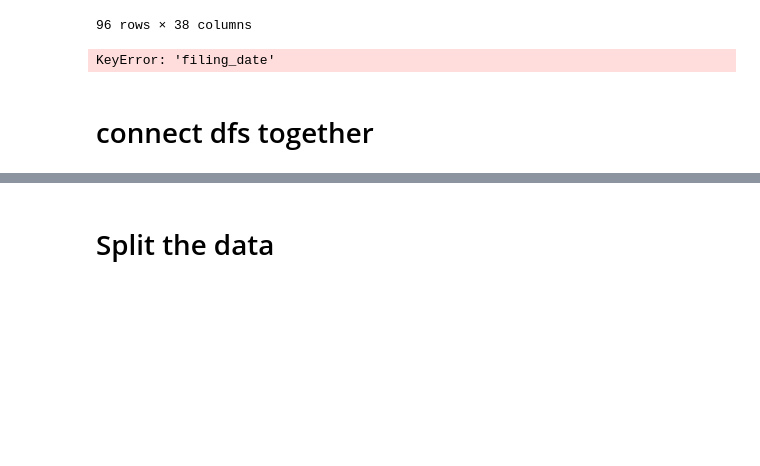
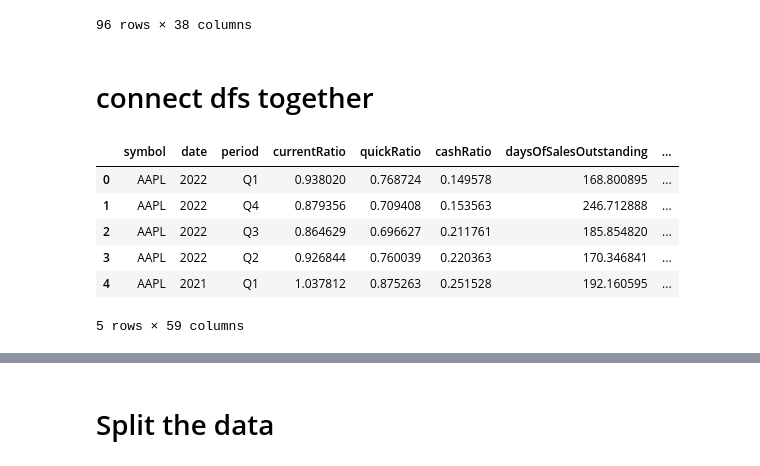
Before and after one commit to lincolnmuriithi11/financial_modeling, a Jupyter notebook: financial_ratios_aapl.ipynb, the cells around one changed output, grey strips where cells are left out. Saved outputs shown, nothing was run; the diff lists cells and outputs as text; code cells hidden in the pictures; blank space fills up the shorter version.

Commit message:
combining eps and ratios

```diff
--- a/financial_ratios_aapl.ipynb
+++ b/financial_ratios_aapl.ipynb
@@ -102,7 +102,3 @@ income_statement
 | 94 | 1999-04-30 | A | USD | 0001090872 | 1999-04-30 | 1999-04-29 20:00:00 | 1999 | Q2 | ... |
 | 95 | 1999-01-31 | A | USD | 0001090872 | 1999-01-31 | 1999-01-30 19:00:00 | 1999 | Q1 | ... |
 96 rows × 38 columns
-# %%
-income_statement["filing_date"] = pd.to_datetime(income_statement["filing_date"])
-# %% [output]
-KeyError: 'filing_date'
@@ -112,0 +105,2 @@ income_statement['date'] = income_statement['date'].dt.year
+# %%
+income_statement["fillingDate"] = pd.to_datetime(income_statement["fillingDate"])
@@ -113,4 +111,2 @@ income_statement['date'] = income_statement['date'].dt.year
 # %%
-eps_df = income_statement[["filing_date","date","period","eps"]]
+eps_df = income_statement[["fillingDate","date","period","eps"]]
-# %% [markdown]
-# connect dfs together
@@ -120,0 +113,2 @@ new_df
+# %% [markdown]
+# connect dfs together
@@ -121 +117,11 @@ new_df
+# %%
+new_df.head()
+# %% [output]
+|  | symbol | date | period | currentRatio | quickRatio | cashRatio | daysOfSalesOutstanding | ... |
+| 0 | AAPL | 2022 | Q1 | 0.938020 | 0.768724 | 0.149578 | 168.800895 | ... |
+| 1 | AAPL | 2022 | Q4 | 0.879356 | 0.709408 | 0.153563 | 246.712888 | ... |
+| 2 | AAPL | 2022 | Q3 | 0.864629 | 0.696627 | 0.211761 | 185.854820 | ... |
+| 3 | AAPL | 2022 | Q2 | 0.926844 | 0.760039 | 0.220363 | 170.346841 | ... |
+| 4 | AAPL | 2021 | Q1 | 1.037812 | 0.875263 | 0.251528 | 192.160595 | ... |
+5 rows × 59 columns
 # %%
```
Also changed, not shown: parts of 24 cells of this notebook.
